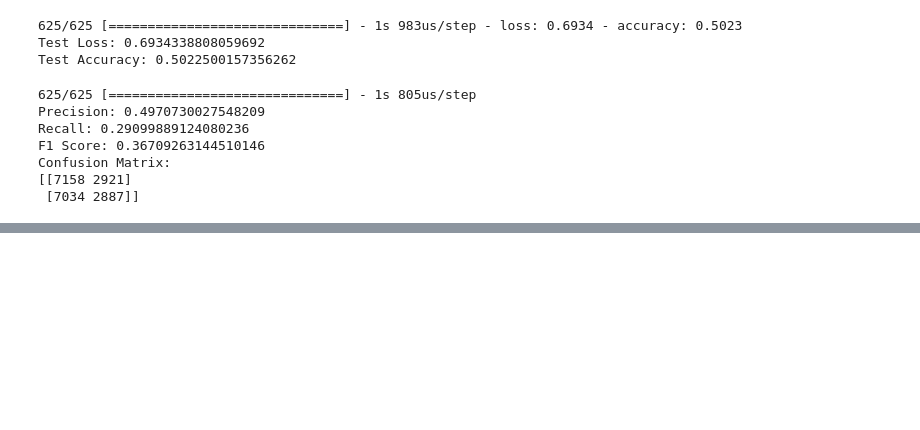
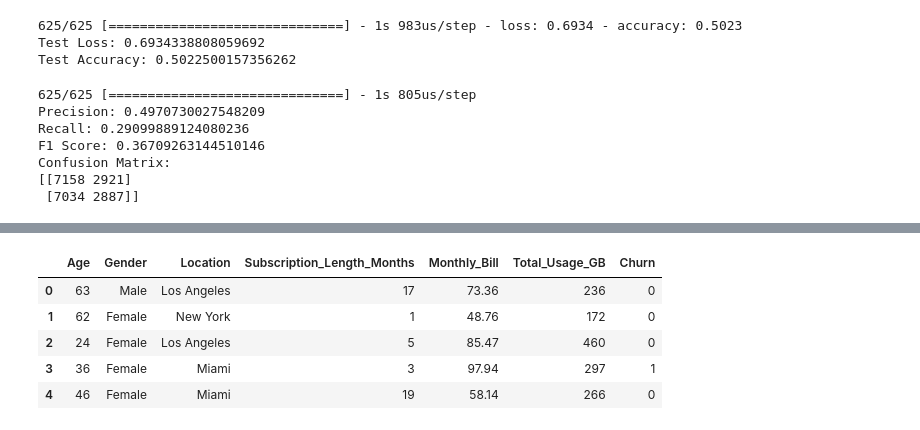
Before and after one commit to AmarjeetMohanty/SunBaseData, a Jupyter notebook: model.ipynb, the cells around one changed output, grey strips where cells are left out. Saved outputs shown, nothing was run; the diff lists cells and outputs as text; code cells hidden in the pictures; blank space fills up the shorter version.

```diff
--- a/model.ipynb
+++ b/model.ipynb
@@ -465,0 +670,10 @@ Confusion Matrix:
+# %%
+df_copy = df.drop(['CustomerID', 'Name'], axis=1)
+df_copy.head()
+# %% [output]
+|  | Age | Gender | Location | Subscription_Length_Months | Monthly_Bill | Total_Usage_GB | Churn |
+| 0 | 63 | Male | Los Angeles | 17 | 73.36 | 236 | 0 |
+| 1 | 62 | Female | New York | 1 | 48.76 | 172 | 0 |
+| 2 | 24 | Female | Los Angeles | 5 | 85.47 | 460 | 0 |
+| 3 | 36 | Female | Miami | 3 | 97.94 | 297 | 1 |
+| 4 | 46 | Female | Miami | 19 | 58.14 | 266 | 0 |
```
Also changed, not shown: parts of 26 cells of this notebook.
